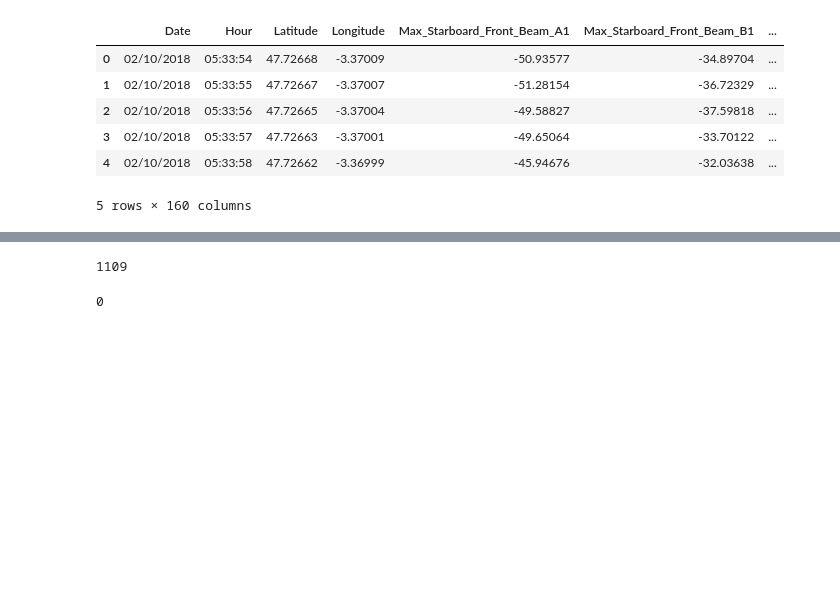
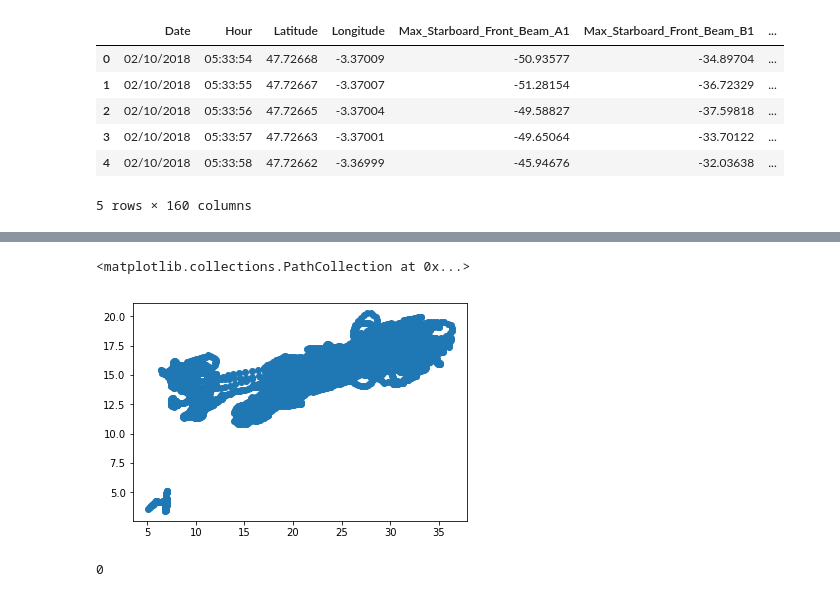
Before and after one commit to tverdick/IMT_Gitana, a Jupyter notebook: Clean Data.ipynb, the cells around one changed output, grey strips where cells are left out. Cells and saved outputs as stored; diff of their text form; code cells hidden in the pictures; blank space fills up the shorter version.

```diff
--- a/Clean Data.ipynb
+++ b/Clean Data.ipynb
@@ -69,7 +69,7 @@ def clean_data(data, min_boat_speed):
     ind1 = df[(df["Wind_Angle"] < 40) & (df["Wind_Angle"] > -40)].index
 
     #Indices pour lesquels le bateau est en vent arrière
-    ind2 = df[(df["Wind_Angle"] < -170) & (df["Wind_Angle"] > 170)].index
+    ind2 = df[((df["Wind_Angle"] < -170) & (df["Wind_Angle"] > -181)) | ((df["Wind_Angle"] > 170) & (df["Wind_Angle"] < 181))].index
 
     #Indices pour lesquels le bateau avance à moins de 5 noeuds
     ind3 = df[df['Boat_Speed'] < min_boat_speed].index
@@ -147,9 +160,10 @@ ind1 = df[(df["Wind_Angle"] < 30) & (df["Wind_Angle"] > -30)].index
 # %%
 indx = df[df["Wind_Angle"] == 0].index
-# %%
-len(ind1)
-# %% [output]
-1109
+# %%
+plt.scatter(df['Boat_Speed'], df['Wind_Speed'])
+# %% [output]
+<matplotlib.collections.PathCollection at 0x...>
+[figure, added]
 # %%
 len(indx)
 # %% [output]
```
Also changed, not shown: parts of 6 cells of this notebook.
